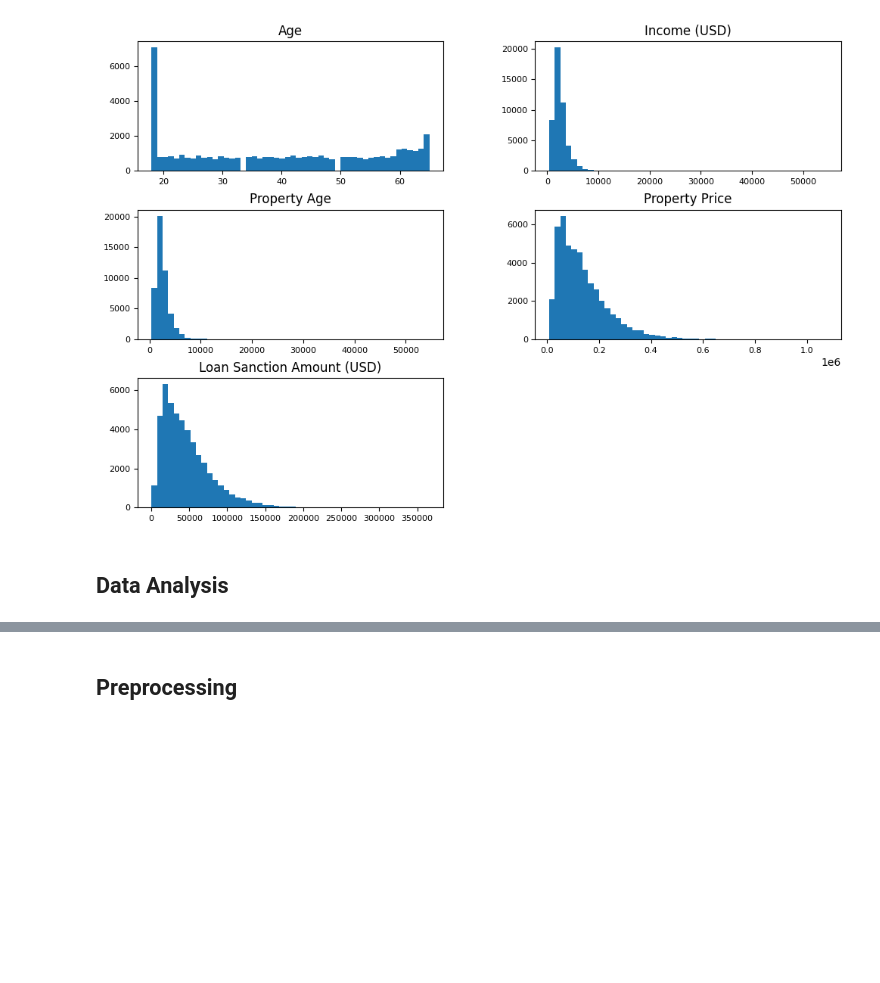
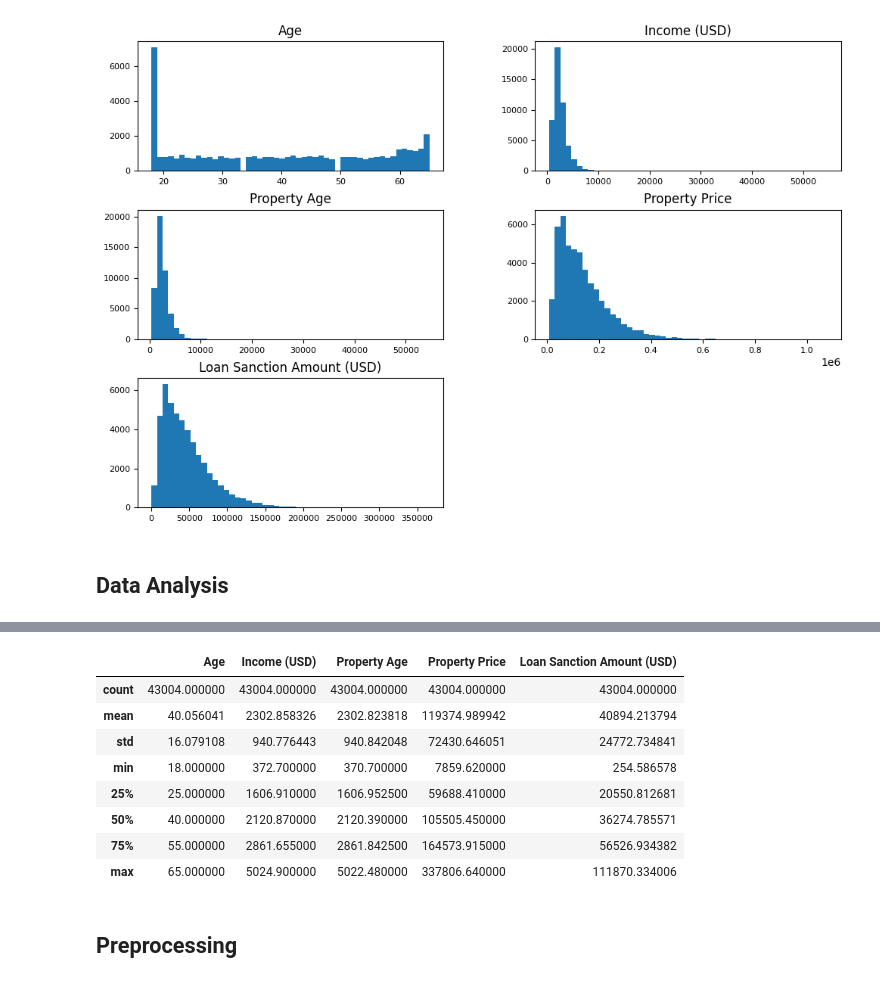
Before and after one commit to DungQuanPhung/Main, a Jupyter notebook: Homework_form.ipynb, the cells around one changed output, grey strips where cells are left out. Saved outputs shown, nothing was run; the diff lists cells and outputs as text; code cells hidden in the pictures; blank space fills up the shorter version.

```diff
--- a/Homework_form.ipynb
+++ b/Homework_form.ipynb
@@ -109,3 +128,15 @@ for col in df.select_dtypes(include='number').columns:
+# %%
+display(df.describe())
+# %% [output]
+|  | Age | Income (USD) | Property Age | Property Price | Loan Sanction Amount (USD) |
+| count | 43004.000000 | 43004.000000 | 43004.000000 | 43004.000000 | 43004.000000 |
+| mean | 40.056041 | 2302.858326 | 2302.823818 | 119374.989942 | 40894.213794 |
+| std | 16.079108 | 940.776443 | 940.842048 | 72430.646051 | 24772.734841 |
+| min | 18.000000 | 372.700000 | 370.700000 | 7859.620000 | 254.586578 |
+| 25% | 25.000000 | 1606.910000 | 1606.952500 | 59688.410000 | 20550.812681 |
+| 50% | 40.000000 | 2120.870000 | 2120.390000 | 105505.450000 | 36274.785571 |
+| 75% | 55.000000 | 2861.655000 | 2861.842500 | 164573.915000 | 56526.934382 |
+| max | 65.000000 | 5024.900000 | 5022.480000 | 337806.640000 | 111870.334006 |
 # %% [markdown]
 ## Preprocessing
 # %%
```
Also changed, not shown: parts of 22 cells of this notebook.
